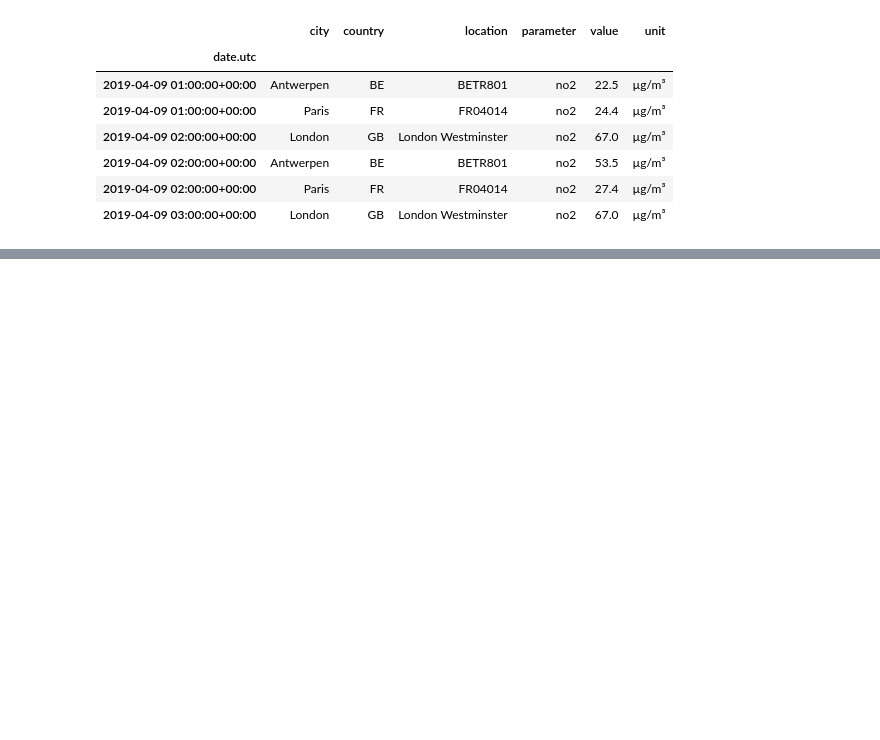
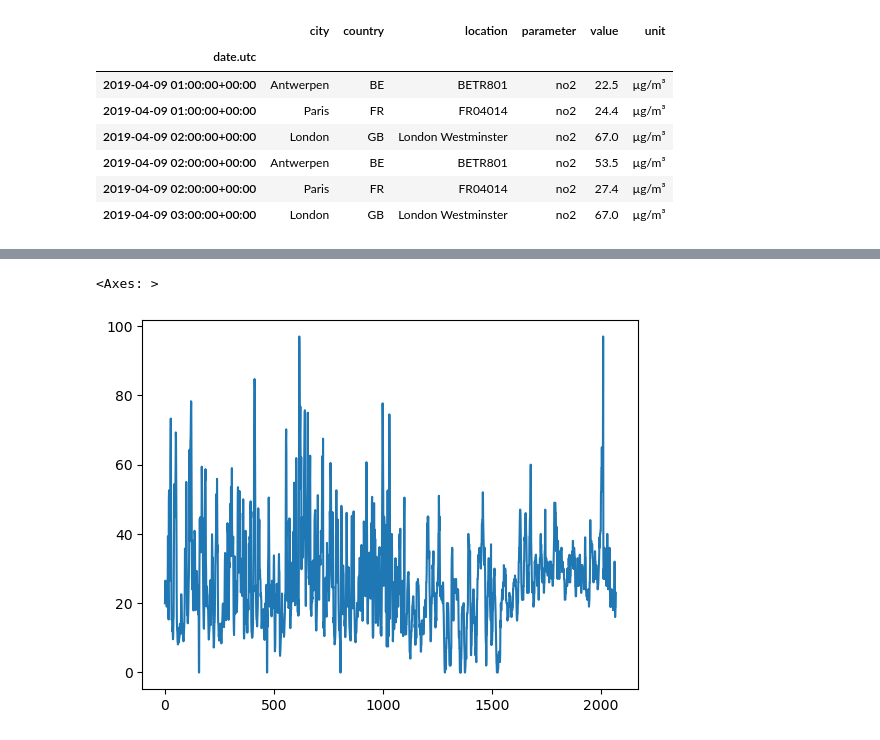
Before and after one commit to ceccode/stock-markets-analytics-zoomcamp, a Jupyter notebook: 02-dataframe-analysis/pandas-tutorial/pandas-getting-started.ipynb, the cells around one changed output, grey strips where cells are left out. Saved outputs shown, nothing was run; the diff lists cells and outputs as text; code cells hidden in the pictures; blank space fills up the shorter version.

```diff
--- a/02-dataframe-analysis/pandas-tutorial/pandas-getting-started.ipynb
+++ b/02-dataframe-analysis/pandas-tutorial/pandas-getting-started.ipynb
@@ -116,0 +120,7 @@ memory usage: 336.0+ bytes
+# %%
+# The air_quality_no2_long.csv" data set provides
+# values for the measurement stations FR04014, BETR801
+# and London Westminster in respectively Paris, Antwerp and London.
+
+
+air_quality = pd.read_csv("air_quality_no2_long.csv")
@@ -116,0 +176,3 @@ memory usage: 336.0+ bytes
+# %%
+air_quality = air_quality.rename(columns={"date.utc": "datetime"})
+air_quality.head()
@@ -116,0 +198,5 @@ memory usage: 336.0+ bytes
+# %%
+# Convert datetime column to datetime
+air_quality["datetime"] = pd.to_datetime(air_quality["datetime"])
+
+air_quality.dtypes
@@ -116,0 +236,11 @@ memory usage: 336.0+ bytes
+# %%
+from re import X
+
+
+air_quality["month"] = air_quality["datetime"].dt.month
+
+
+air_quality["value"].plot()
+# %% [output]
+<Axes: >
+[figure, added]
```
Also changed, not shown: parts of 18 cells of this notebook, 1 other file.
